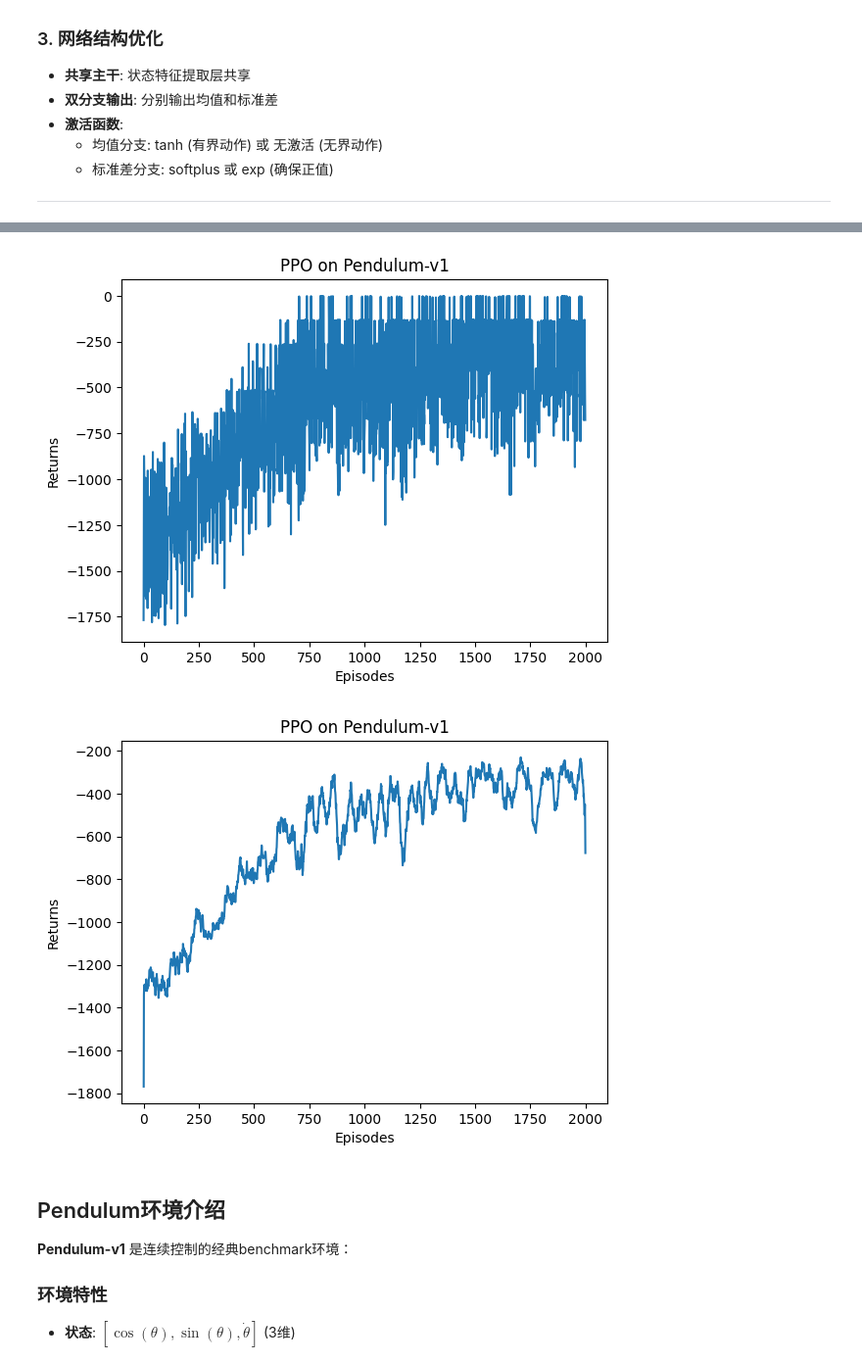
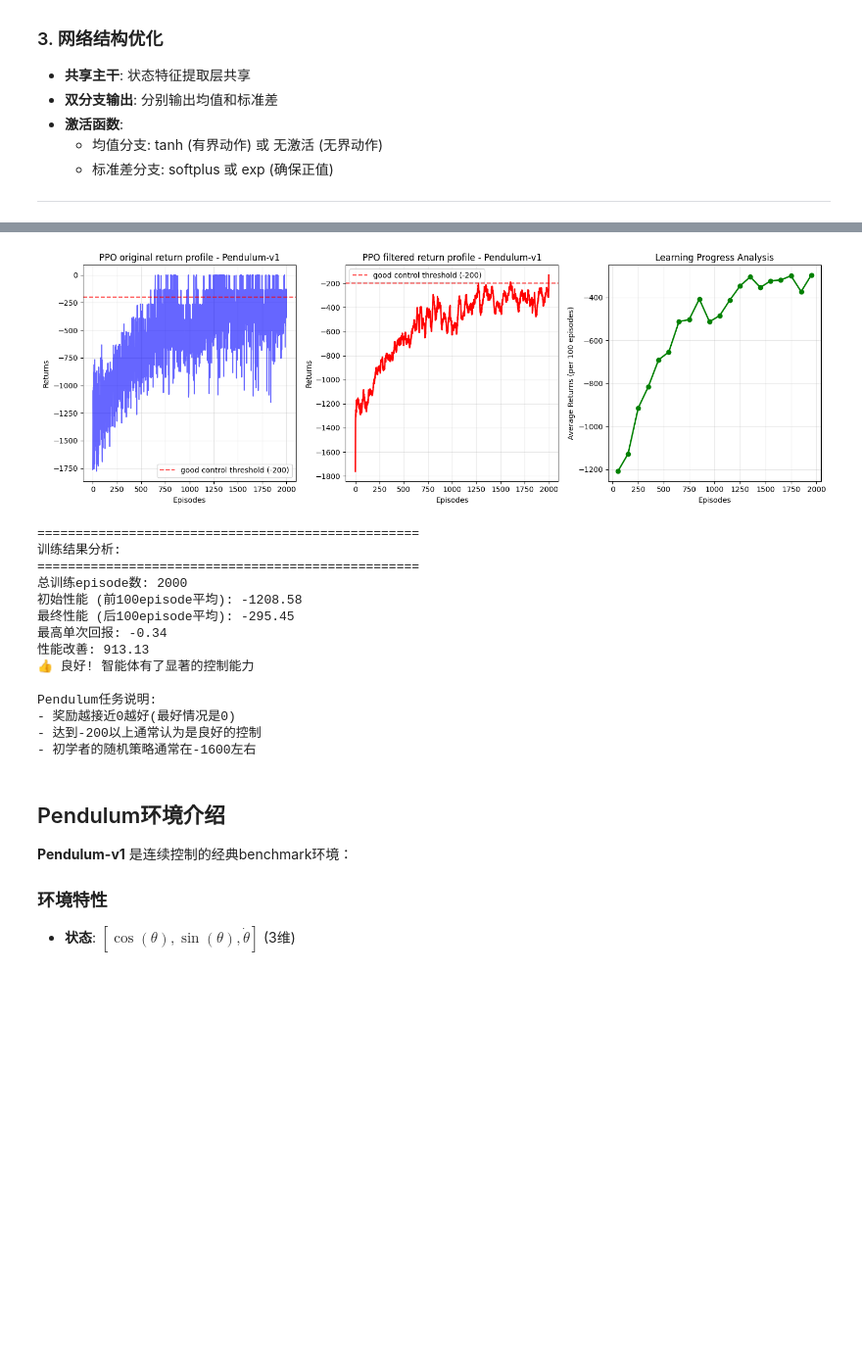
Before and after one commit to ufk-x/Multi-agent-RL, a Jupyter notebook: 动手学强化学习/Hands-on-RL/第12章-PPO算法.ipynb, the cells around one changed output, grey strips where cells are left out. Shown at 98% size. Saved outputs shown, nothing was run; the diff lists cells and outputs as text; code cells hidden in the pictures; blank space fills up the shorter version.

```diff
--- a/动手学强化学习/Hands-on-RL/第12章-PPO算法.ipynb
+++ b/动手学强化学习/Hands-on-RL/第12章-PPO算法.ipynb
@@ -520,9 +536,9 @@ plt.subplot(1, 3, 1)
 plt.plot(episodes_list, return_list, alpha=0.6, color='blue')
 plt.xlabel('Episodes')
 plt.ylabel('Returns')
-plt.title('PPO原始回报曲线 - {}'.format(env_name))
+plt.title('PPO original return profile - {}'.format(env_name))
 plt.grid(True, alpha=0.3)
-plt.axhline(y=-200, color='red', linestyle='--', alpha=0.7, label='良好控制阈值(-200)')
+plt.axhline(y=-200, color='red', linestyle='--', alpha=0.7, label='good control threshold (-200)')
 plt.legend()
 
 # 绘制移动平均回报曲线
@@ -531,9 +547,9 @@ mv_return = rl_utils.moving_average(return_list, 21)  # 21个episode的移动平
 plt.plot(episodes_list, mv_return, color='red', linewidth=2)
 plt.xlabel('Episodes')
 plt.ylabel('Returns')
-plt.title('PPO平滑回报曲线 - {}'.format(env_name))
+plt.title('PPO filtered return profile - {}'.format(env_name))
 plt.grid(True, alpha=0.3)
-plt.axhline(y=-200, color='red', linestyle='--', alpha=0.7, label='良好控制阈值(-200)')
+plt.axhline(y=-200, color='red', linestyle='--', alpha=0.7, label='good control threshold (-200)')
 plt.legend()
 
 # 绘制学习进度分析
@@ -548,40 +564,53 @@ x_smoothed = np.arange(len(smoothed_returns)) * window_size + window_size // 2
 plt.plot(x_smoothed, smoothed_returns, 'o-', color='green', linewidth=2, markersize=6)
 plt.xlabel('Episodes')
 plt.ylabel('Average Returns (per 100 episodes)')
-plt.title('学习进度分析')
+plt.title('Learning Progress Analysis')
 plt.grid(True, alpha=0.3)
 
 plt.tight_layout()
 plt.show()
 
 # 训练结果分析
 print("="*50)
 print("训练结果分析:")
 print("="*50)
 print(f"总训练episode数: {len(return_list)}")
 print(f"初始性能 (前100episode平均): {np.mean(return_list[:100]):.2f}")
 print(f"最终性能 (后100episode平均): {np.mean(return_list[-100:]):.2f}")
 print(f"最高单次回报: {np.max(return_list):.2f}")
 print(f"性能改善: {np.mean(return_list[-100:]) - np.mean(return_list[:100]):.2f}")
 
 # Pendulum任务的性能评估标准
 final_performance = np.mean(return_list[-100:])
 if final_performance > -200:
     print("🎉 优秀! 智能体学会了很好地控制倒立摆")
 elif final_performance > -500:
     print("👍 良好! 智能体有了显著的控制能力")
 elif final_performance > -1000:
     print("📈 进步中! 智能体正在学习控制")
 else:
     print("⚠️  需要更多训练或调参")
 
 print("\nPendulum任务说明:")
 print("- 奖励越接近0越好(最好情况是0)")
 print("- 达到-200以上通常认为是良好的控制")
 print("- 初学者的随机策略通常在-1600左右")
 # %% [output]
-[figure, old version]
+[figure, new version]
-[figure, removed]
+==================================================
+训练结果分析:
+==================================================
+总训练episode数: 2000
+初始性能 (前100episode平均): -1208.58
+最终性能 (后100episode平均): -295.45
+最高单次回报: -0.34
+性能改善: 913.13
+👍 良好! 智能体有了显著的控制能力
+
+Pendulum任务说明:
+- 奖励越接近0越好(最好情况是0)
+- 达到-200以上通常认为是良好的控制
+- 初学者的随机策略通常在-1600左右
 # %% [markdown]
 ## Pendulum环境介绍
 
```
Also changed, not shown: parts of 3 cells of this notebook, 13 other files.
